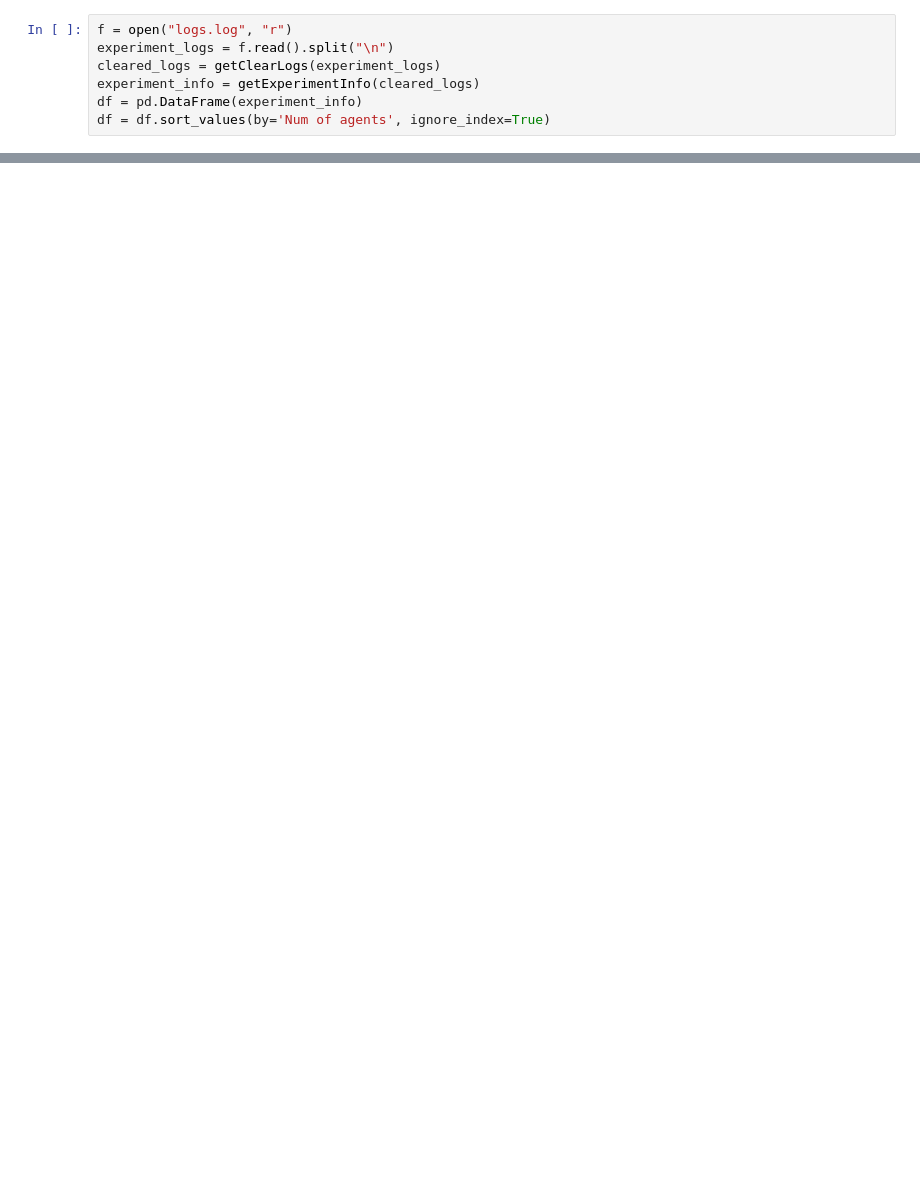
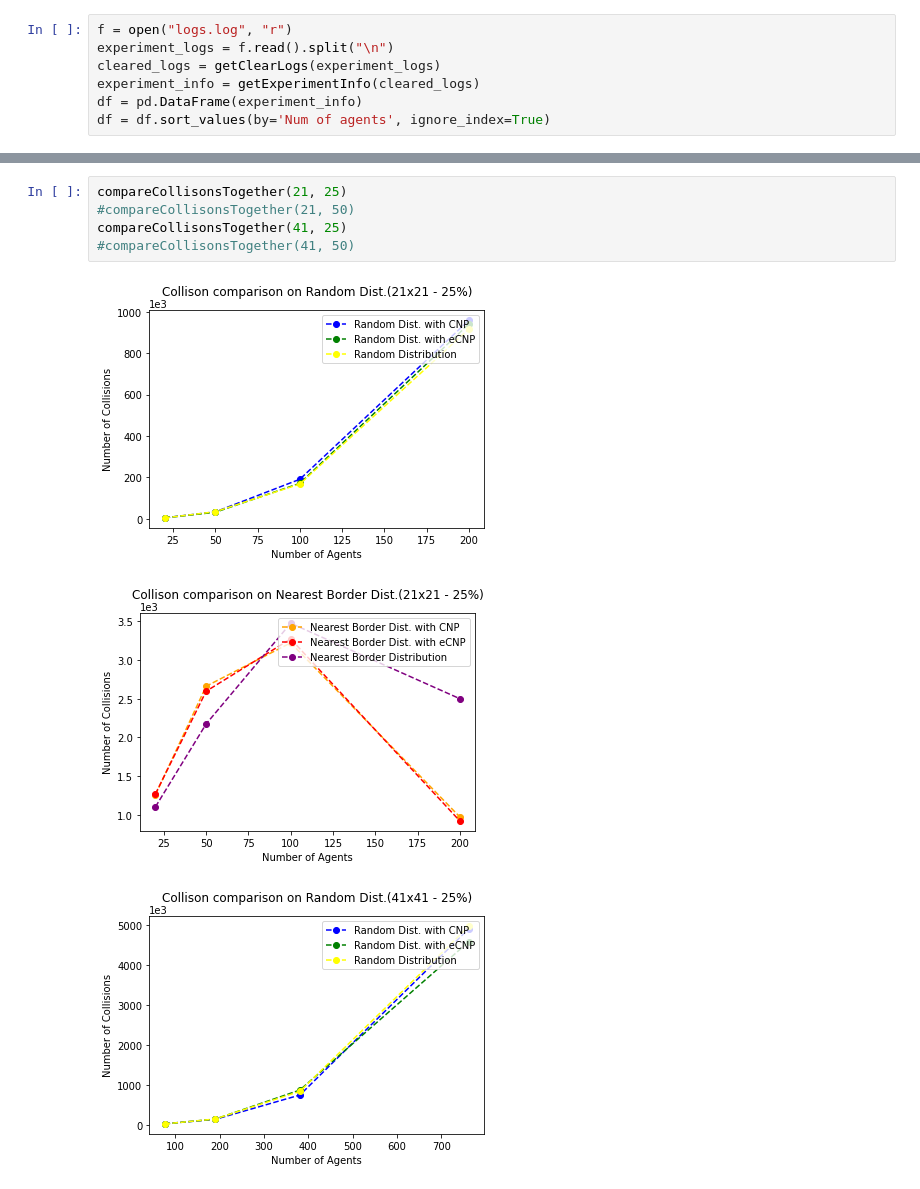
Before and after one commit to deniz997/multiagent-systems, a Jupyter notebook: Processing Results/MAS_Task_1.ipynb, the cells around one changed output, grey strips where cells are left out. Drawn from its saved outputs; the diff is of its cells as text; blank space fills up the shorter version.

```diff
--- a/Processing Results/MAS_Task_1.ipynb
+++ b/Processing Results/MAS_Task_1.ipynb
@@ -141,0 +233,9 @@ plotExperiment(41, 100)
+# %%
+compareCollisonsTogether(21, 25)
+#compareCollisonsTogether(21, 50)
+compareCollisonsTogether(41, 25)
+#compareCollisonsTogether(41, 50)
+# %% [output]
+[figure, added]
+[figure, added]
+[figure, added]
```
Also changed, not shown: parts of 7 cells of this notebook.
